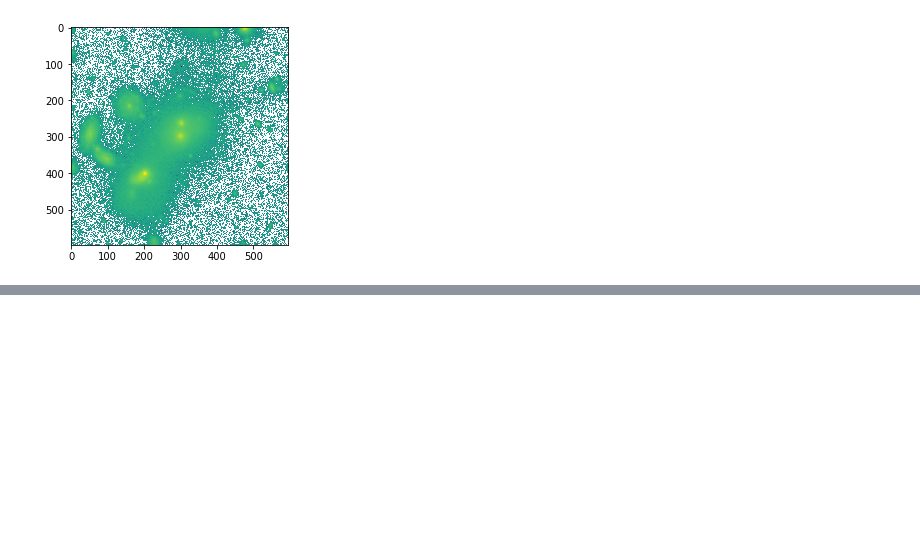
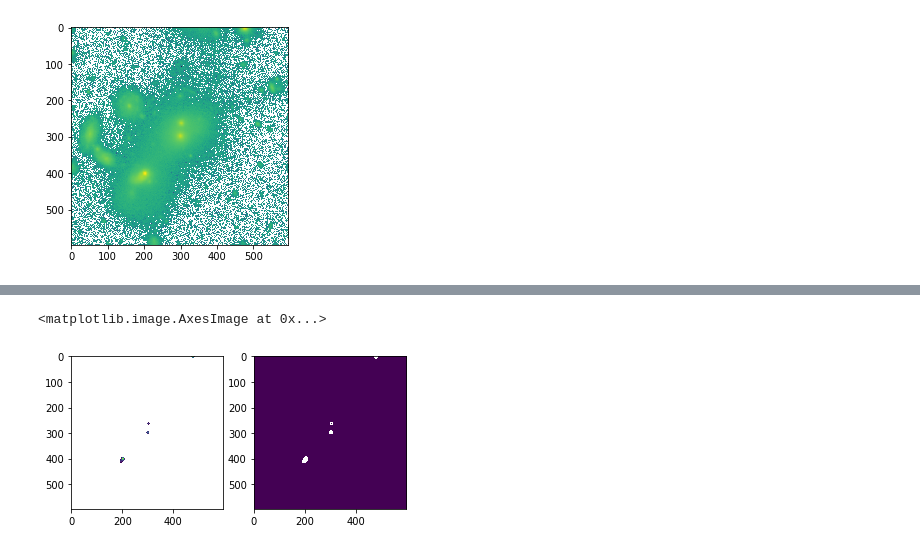
Before and after one commit to mattaustin269/Deblending, a Jupyter notebook: Display Astronomical Images.ipynb, the cells around one changed output, grey strips where cells are left out. Saved outputs shown, nothing was run; the diff lists cells and outputs as text; code cells hidden in the pictures; blank space fills up the shorter version.

```diff
--- a/Display Astronomical Images.ipynb
+++ b/Display Astronomical Images.ipynb
@@ -42,0 +70,29 @@ plt.imshow(image_data, norm = colors.LogNorm())
+# %%
+from scipy.ndimage import binary_dilation
+
+def detect_peaks_larger(image):
+    neighbourhood = np.ones((5,5))
+#    a = np.zeros((5,5))
+#    a[2,2] = 1
+#    a
+#
+#    struct = generate_binary_structure(2,2)
+#    struct
+#    neighbourhood = binary_dilation(a,structure = struct, iterations = 2)#.astype(a.dtype)
+    #print(neighbourhood)
+    local_max = maximum_filter(image, footprint=neighbourhood)==image
+    #print(np.sum(local_max))
+    #background = (image == 0)
+    #print(np.sum(background))
+    #eroded_background = binary_erosion(background, structure = neighbourhood, border_value = 1)
+    detected_peaks = local_max# ^ eroded_background
+    return detected_peaks
+
+detected_peaks = detect_peaks_larger(image_data.astype(int))
+plt.subplot(1,2,1)
+plt.imshow(image_data, norm = colors.LogNorm())
+plt.subplot(1,2,2)
+plt.imshow(detected_peaks, norm = colors.LogNorm())
+# %% [output]
+<matplotlib.image.AxesImage at 0x...>
+[figure, added]
```
Also changed, not shown: parts of 12 cells of this notebook.
